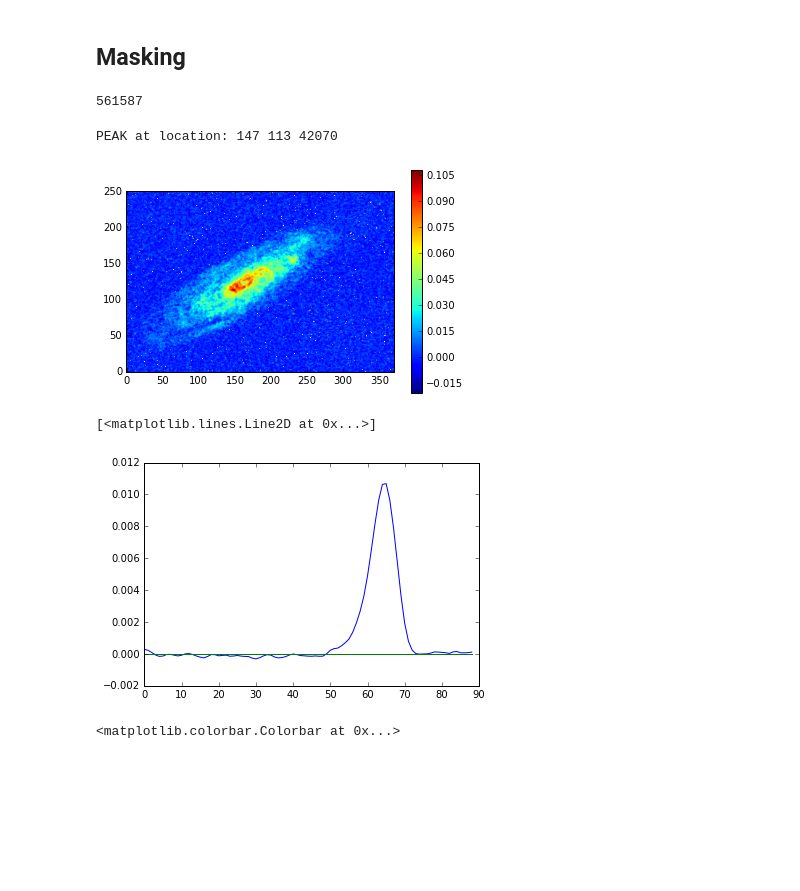
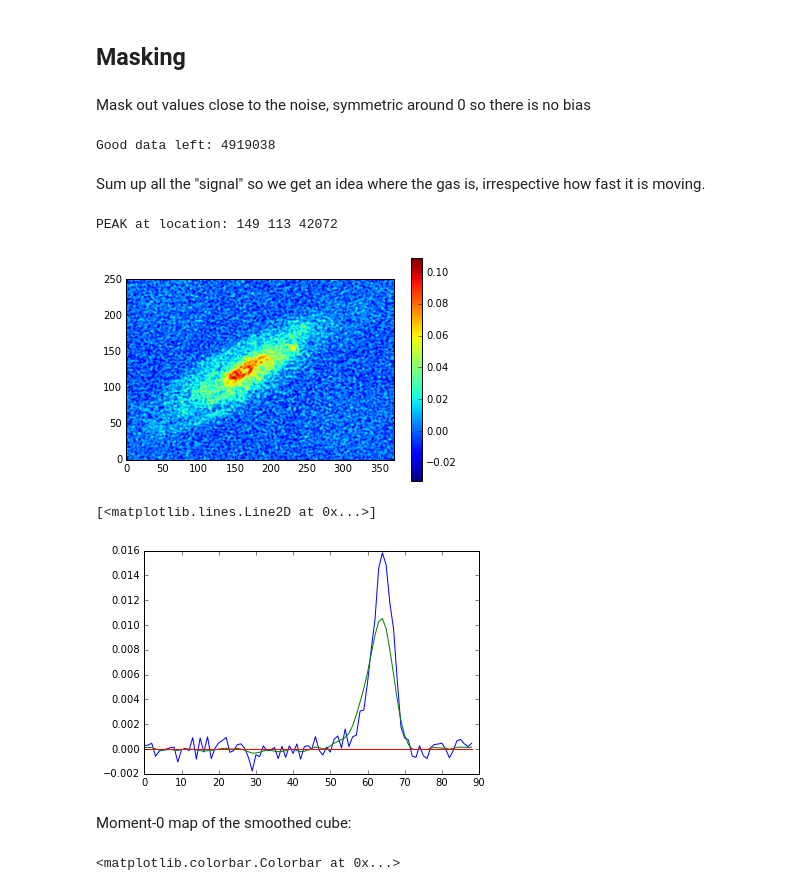
Before and after one commit to teuben/SLICA, a Jupyter notebook: notebooks/n6503-case1.ipynb, the cells around one changed output. Drawn from its saved outputs; the diff is of its cells as text; code cells hidden in the pictures; blank space fills up the shorter version.

```diff
--- a/notebooks/n6503-case1.ipynb
+++ b/notebooks/n6503-case1.ipynb
@@ -143,7 +145,8 @@ Shape, mean and std: (251, 371) -1.2134e-06 0.000186325
 # %% [markdown]
 Notice that the noise is indeed lower than your earlier value of sigma0.   We only smoothed one single slice, but we actually need to smooth the whole cube.  Each slice  with sigma, but we can optionally also smooth in the spectral dimension a little bit.
 # %%
-ds = filters.gaussian_filter(d,[1.0,sigma,sigma])              # ds is a smoothed cube
+zsigma = 1.0                                                   # little bit of smoothing in Z  as well
+ds = filters.gaussian_filter(d,[zsigma,sigma,sigma])           # ds is a smoothed cube
 plt.imshow(ds[z],origin=['Lower'])
 plt.colorbar()
 print("Peak and Peak/STD:",ds.max(),ds.max()/ds1.std())
@@ -158,13 +161,17 @@ Notice that, although the peak value was lowered a bit due to the smoothing, the
 ## Masking
 # %%
 import numpy.ma as ma
+# %% [markdown]
+Mask out values close to the noise, symmetric around 0 so there is no bias
 # %%
-#  sigma0 is the noise in the original cube
-nsigma = 2.0
+#  sigma0 is the noise in the original cube, taken from the first slice
+nsigma = 3.0
 dm = ma.masked_inside(d,-nsigma*sigma0,nsigma*sigma0)
-print(dm.count())
+print("Good data left:",dm.count())
 # %% [output]
-561587
+Good data left: 4919038
+# %% [markdown]
+Sum up all the "signal" so we get an idea where the gas is, irrespective how fast it is moving.
 # %%
 mom0 = dm.sum(axis=0)
 plt.imshow(mom0,origin=['Lower'])
@@ -174,15 +181,19 @@ plt.colorbar()
 print("PEAK at location:",xpeak,ypeak,mom0.argmax())
 # plt.plot([xpeak],[ypeak],'bo-')
 # %% [output]
-PEAK at location: 147 113 42070
+PEAK at location: 149 113 42072
-[figure, old version]
+[figure, new version]
 # %%
 spectrum2 = ds[:,ypeak,xpeak]
+spectrum1 = d[:,ypeak,xpeak]
+plt.plot(channel,spectrum1)
 plt.plot(channel,spectrum2)
 plt.plot(channel,zero)
 # %% [output]
 [<matplotlib.lines.Line2D at 0x...>]
-[figure, old version]
+[figure, new version]
+# %% [markdown]
+Moment-0 map of the smoothed cube:
 # %%
 mom0s = ds.sum(axis=0)
 plt.imshow(mom0s,origin=['Lower'])
```
Also changed, not shown: parts of 16 cells of this notebook.
